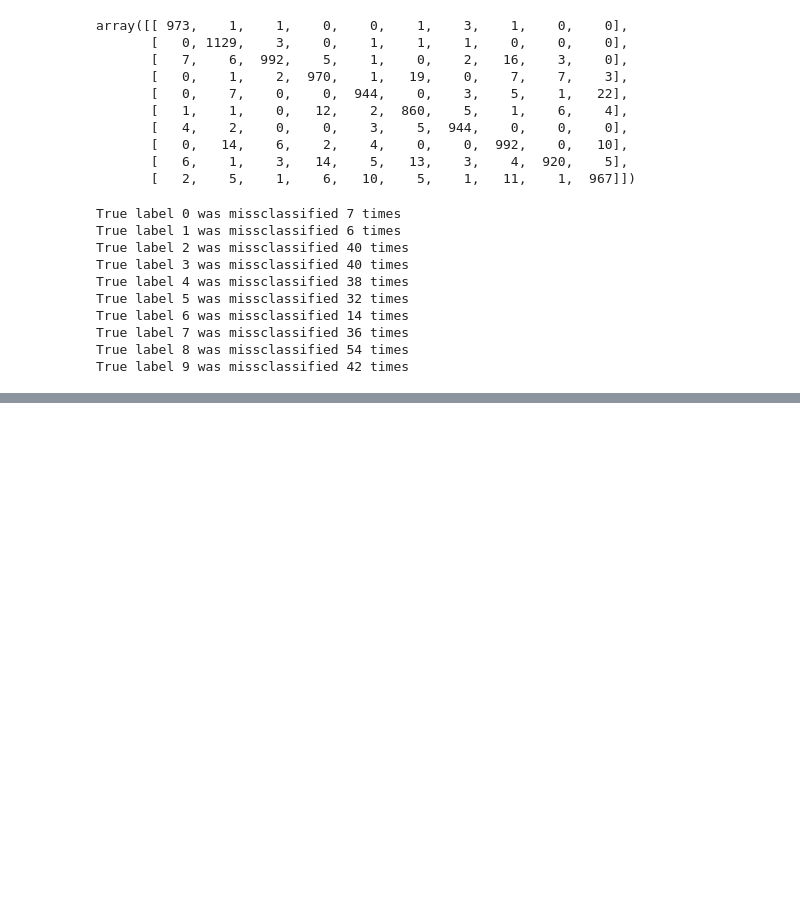
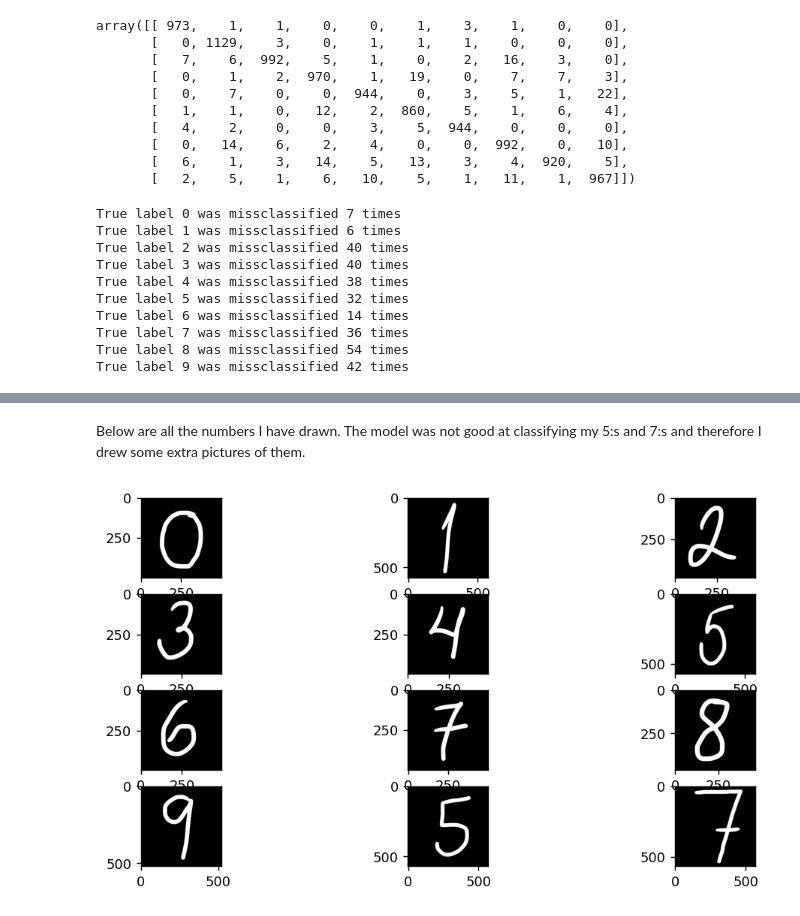
Before and after one commit to Anna-MariaSjolund/Machine-learning, a Jupyter notebook: exercises/exercises_5.ipynb, the cells around one changed output, grey strips where cells are left out. Saved outputs shown, nothing was run; the diff lists cells and outputs as text; code cells hidden in the pictures; blank space fills up the shorter version.

```diff
--- a/exercises/exercises_5.ipynb
+++ b/exercises/exercises_5.ipynb
@@ -217,0 +225,17 @@ True label 9 was missclassified 42 times
+# %%
+file_names = [str(i) for i in range(10)] # Values 1-9 as str
+file_names.extend(["5_second", "7_second", "7_third"]) # New versions of 5 and 7
+
+real_numbers = [i for i in range(10)]
+real_numbers.extend([5, 7, 7])
+# %% [markdown]
+Below are all the numbers I have drawn. The model was not good at classifying my 5:s and 7:s and therefore I drew some extra pictures of them.
+# %%
+fig, axes = plt.subplots(4, 3, figsize=(10, 5), dpi=130)
+
+for ax, file_name in zip(axes.flatten(), file_names):
+
+    image = cv2.imread(f"Data/Numbers/{file_name}.jpg", cv2.IMREAD_GRAYSCALE) #Read it as grayscale (this drops two of the dimensions that coloured pictures have and leaves one pixel channel)
+    ax.imshow(image, cmap="gray")
+# %% [output]
+[figure, added]
```
Also changed, not shown: parts of 27 cells of this notebook.
